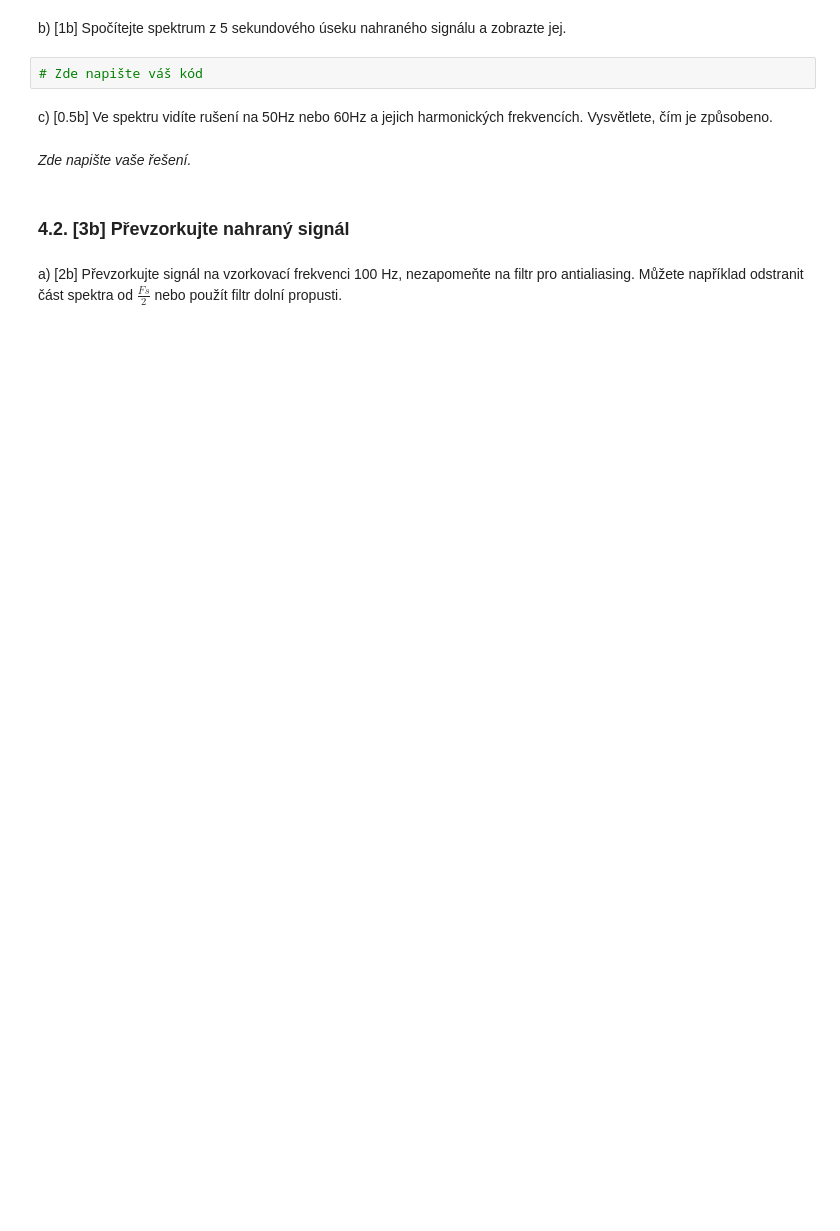
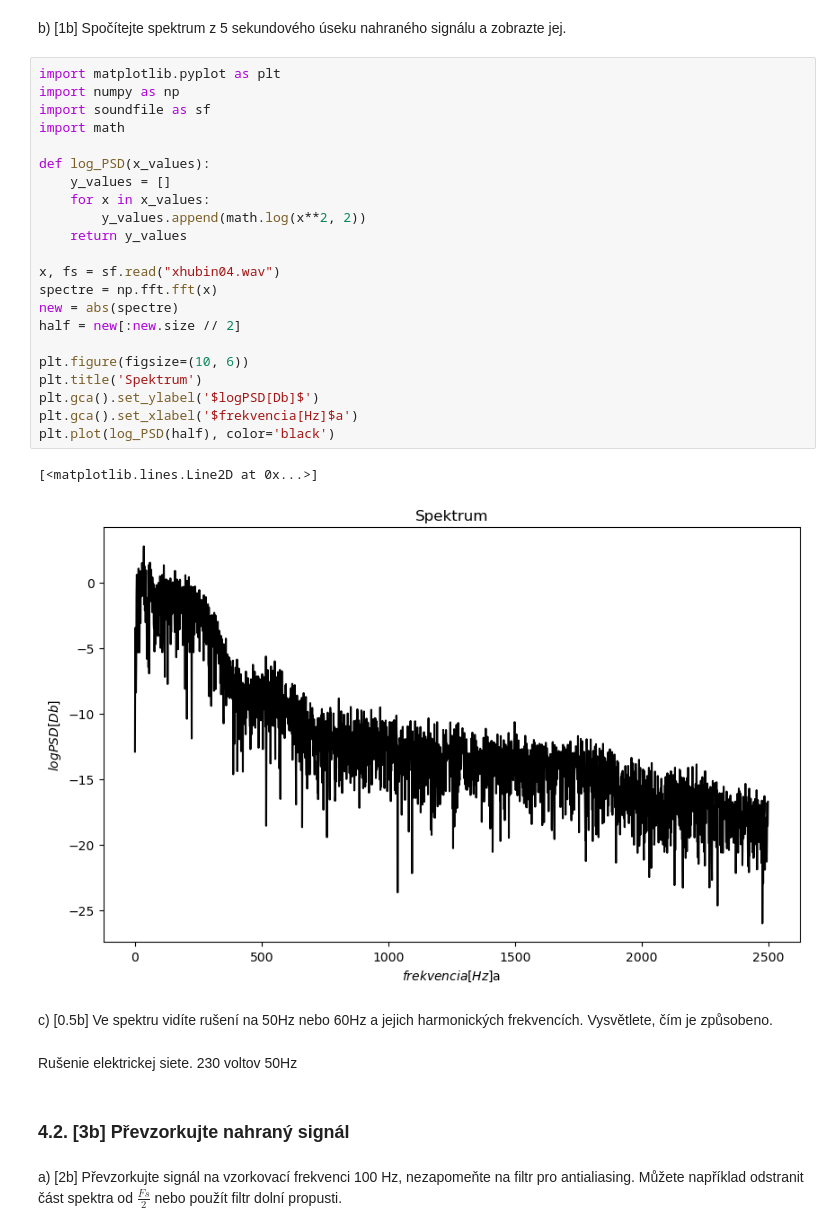
Before and after one commit to matusHubinsky/iss-project-2023, a Jupyter notebook: ISS_ECGProject_2023.ipynb, the cells around one changed output. Saved outputs shown, nothing was run; the diff lists cells and outputs as text; blank space fills up the shorter version.

```diff
--- a/ISS_ECGProject_2023.ipynb
+++ b/ISS_ECGProject_2023.ipynb
@@ -66,11 +96,34 @@ Nezapomeňte na popisy os u jednotlivých grafů.
 # %% [markdown]
 b) [1b] Spočítejte spektrum z 5 sekundového úseku nahraného signálu a zobrazte jej.
-# %%
-# Zde napište váš kód
+# %%
+import matplotlib.pyplot as plt
+import numpy as np
+import soundfile as sf
+import math
+
+def log_PSD(x_values):
+	y_values = []
+	for x in x_values:
+		y_values.append(math.log(x**2, 2))
+	return y_values
+
+x, fs = sf.read("xhubin04.wav")
+spectre = np.fft.fft(x)
+new = abs(spectre)
+half = new[:new.size // 2]
+
+plt.figure(figsize=(10, 6))
+plt.title('Spektrum')
+plt.gca().set_ylabel('$logPSD[Db]$')
+plt.gca().set_xlabel('$frekvencia[Hz]$a')
+plt.plot(log_PSD(half), color='black')
+# %% [output]
+[<matplotlib.lines.Line2D at 0x...>]
+[figure, added]
 # %% [markdown]
  c) [0.5b] Ve spektru vidíte rušení na 50Hz nebo 60Hz a jejich harmonických frekvencích. Vysvětlete, čím je způsobeno.
-# %% [markdown]
-*Zde napište vaše řešení.*
+# %% [markdown]
+Rušenie elektrickej siete. 230 voltov 50Hz
 # %% [markdown]
 ### 4.2. [3b] Převzorkujte nahraný signál
 # %% [markdown]
```
Also changed, not shown: parts of 9 cells of this notebook.
